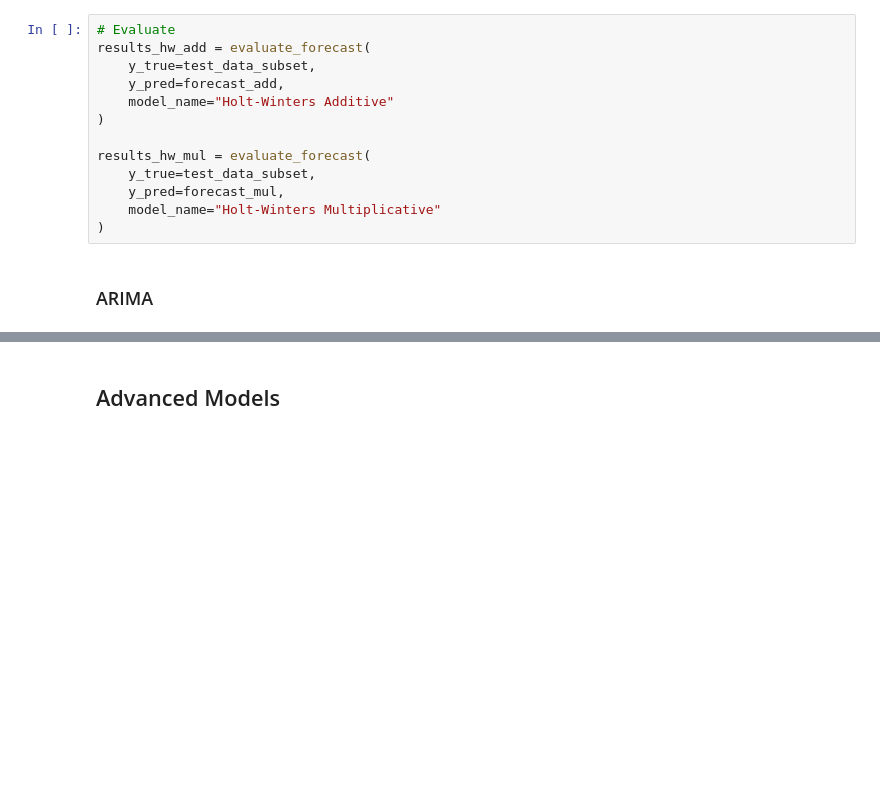
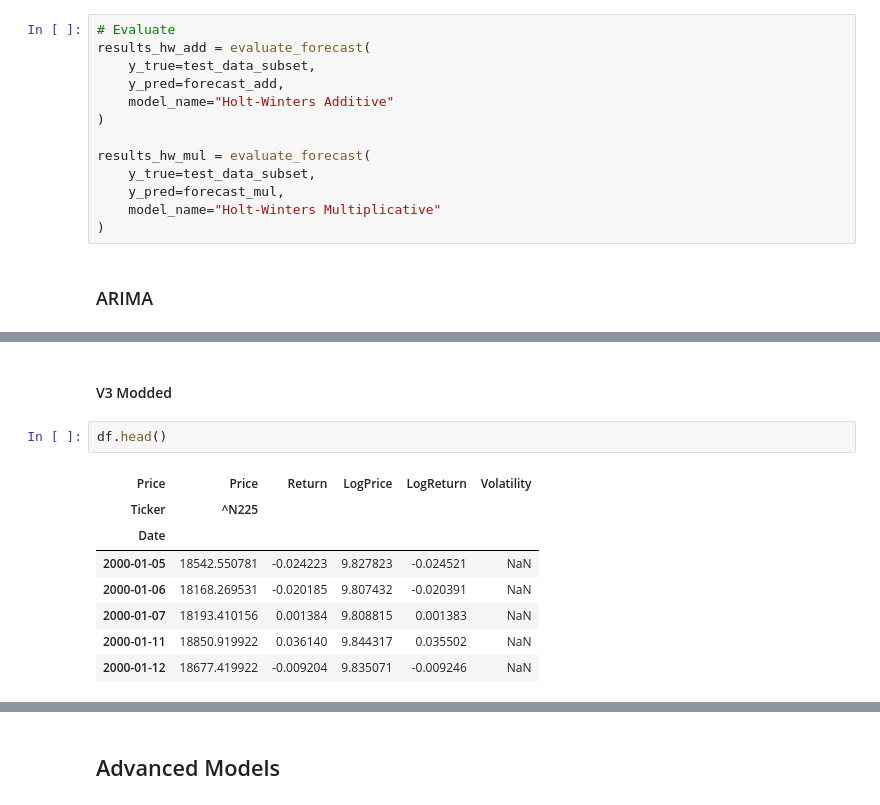
Before and after one commit to Rqkko/time-series-forecasting, a Jupyter notebook: timeSeriesForecasting.ipynb, the cells around one changed output, grey strips where cells are left out. Saved outputs shown, nothing was run; the diff lists cells and outputs as text; blank space fills up the shorter version.

```diff
--- a/timeSeriesForecasting.ipynb
+++ b/timeSeriesForecasting.ipynb
@@ -678,3 +659,16 @@ ARIMA RMSE: 9853.56, MAE: 8928.54
 ARIMAX RMSE: 9895.31, MAE: 8973.91
 SARIMAX RMSE: 9875.12, MAE: 8954.13
 [figure]
+# %% [markdown]
+#### V3 Modded
+# %%
+df.head()
+# %% [output]
+| Price | Price | Return | LogPrice | LogReturn | Volatility |
+| Ticker | ^N225 |  |  |  |  |
+| Date |  |  |  |  |  |
+| 2000-01-05 | 18542.550781 | -0.024223 | 9.827823 | -0.024521 | NaN |
+| 2000-01-06 | 18168.269531 | -0.020185 | 9.807432 | -0.020391 | NaN |
+| 2000-01-07 | 18193.410156 | 0.001384 | 9.808815 | 0.001383 | NaN |
+| 2000-01-11 | 18850.919922 | 0.036140 | 9.844317 | 0.035502 | NaN |
+| 2000-01-12 | 18677.419922 | -0.009204 | 9.835071 | -0.009246 | NaN |
```
Also changed, not shown: parts of 9 cells of this notebook.
